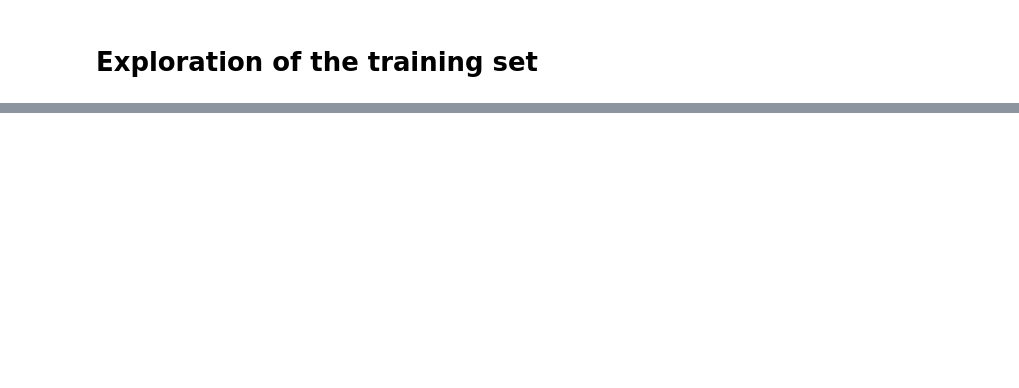
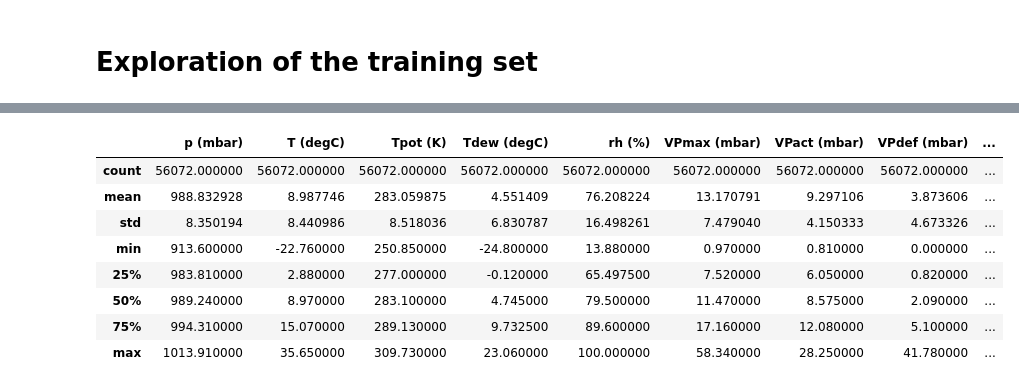
Before and after one commit to rbazin/transformers-weather-time-series-forecasting, a Jupyter notebook: data_exploration.ipynb, the cells around one changed output, grey strips where cells are left out. Saved outputs shown, nothing was run; the diff lists cells and outputs as text; code cells hidden in the pictures; blank space fills up the shorter version.

```diff
--- a/data_exploration.ipynb
+++ b/data_exploration.ipynb
@@ -37,2 +38,14 @@ memory usage: 6.4+ MB
+# %%
+train_df.describe()
+# %% [output]
+|  | p (mbar) | T (degC) | Tpot (K) | Tdew (degC) | rh (%) | VPmax (mbar) | VPact (mbar) | VPdef (mbar) | ... |
+| count | 56072.000000 | 56072.000000 | 56072.000000 | 56072.000000 | 56072.000000 | 56072.000000 | 56072.000000 | 56072.000000 | ... |
+| mean | 988.832928 | 8.987746 | 283.059875 | 4.551409 | 76.208224 | 13.170791 | 9.297106 | 3.873606 | ... |
+| std | 8.350194 | 8.440986 | 8.518036 | 6.830787 | 16.498261 | 7.479040 | 4.150333 | 4.673326 | ... |
+| min | 913.600000 | -22.760000 | 250.850000 | -24.800000 | 13.880000 | 0.970000 | 0.810000 | 0.000000 | ... |
+| 25% | 983.810000 | 2.880000 | 277.000000 | -0.120000 | 65.497500 | 7.520000 | 6.050000 | 0.820000 | ... |
+| 50% | 989.240000 | 8.970000 | 283.100000 | 4.745000 | 79.500000 | 11.470000 | 8.575000 | 2.090000 | ... |
+| 75% | 994.310000 | 15.070000 | 289.130000 | 9.732500 | 89.600000 | 17.160000 | 12.080000 | 5.100000 | ... |
+| max | 1013.910000 | 35.650000 | 309.730000 | 23.060000 | 100.000000 | 58.340000 | 28.250000 | 41.780000 | ... |
 # %%
 # plot the temperature against date time. Only the years should be plotted
```
Also changed, not shown: parts of 5 cells of this notebook.
